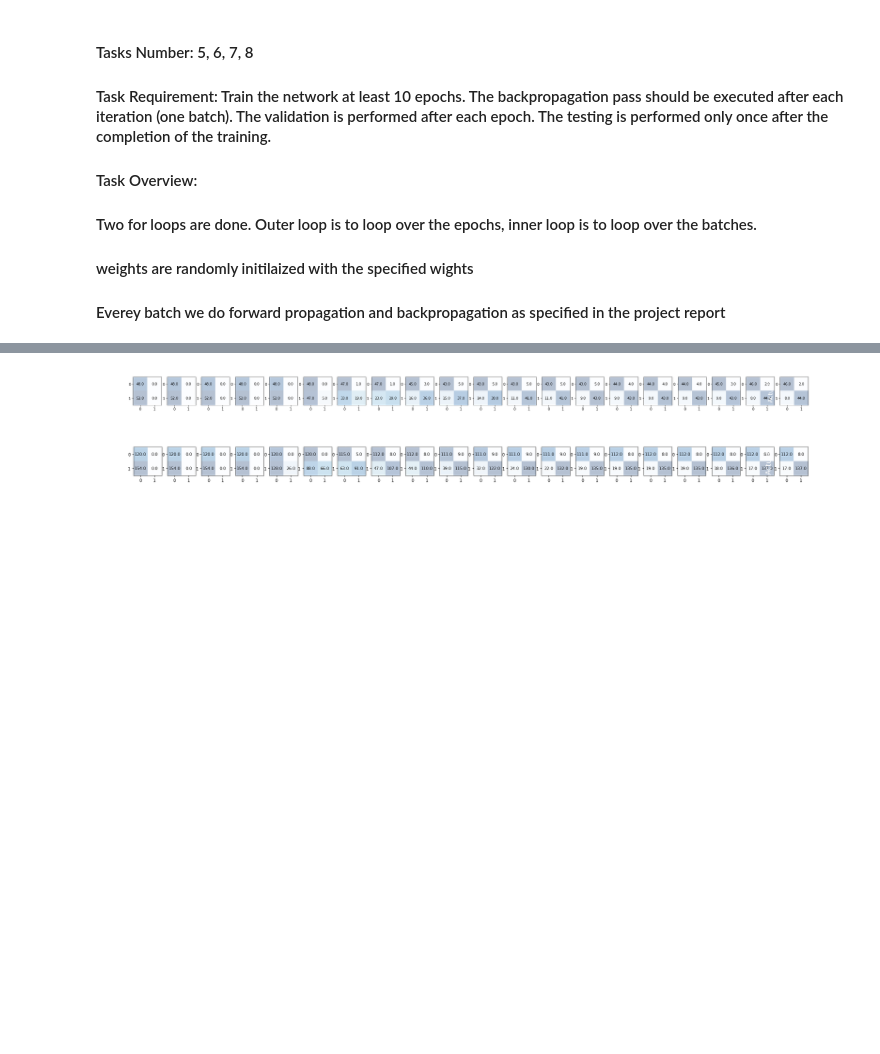
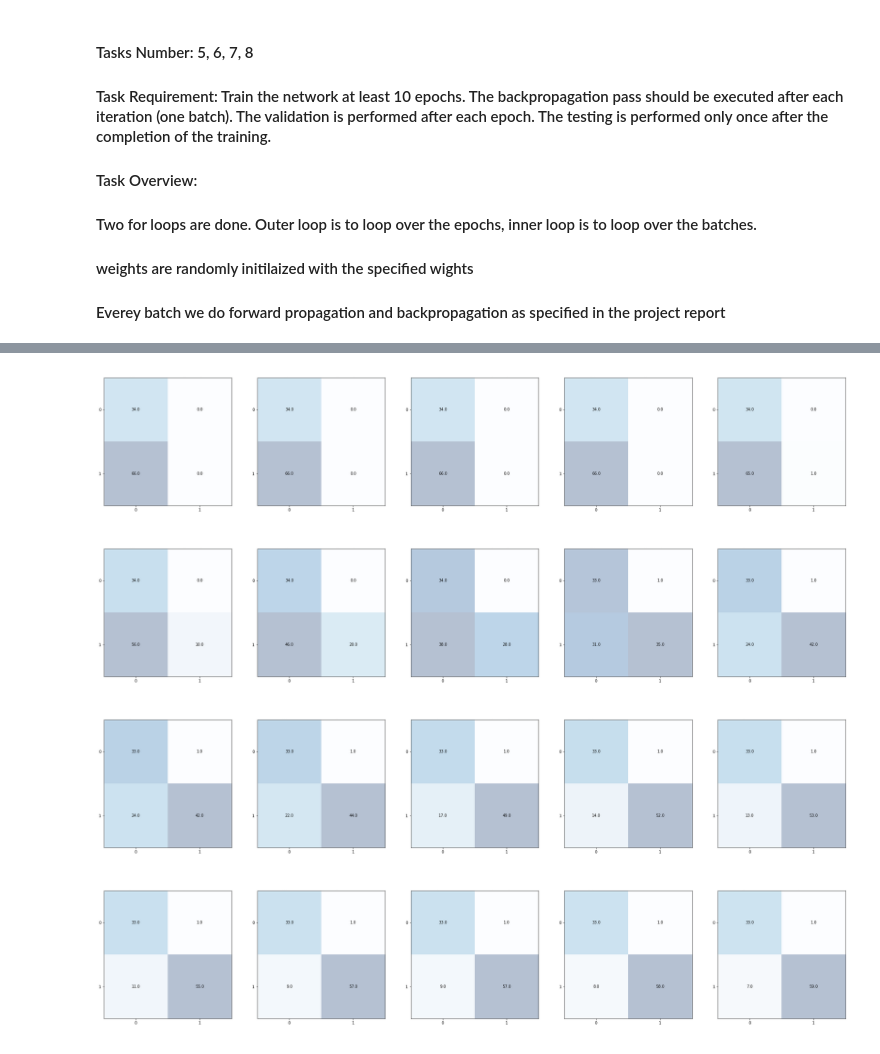
Before and after one commit to AhmedSobeih/Neural_Network_Implementation, a Jupyter notebook: NN Project.ipynb, the cells around one changed output, grey strips where cells are left out. Drawn from its saved outputs; the diff is of its cells as text; code cells hidden in the pictures; blank space fills up the shorter version.

```diff
--- a/NN Project.ipynb
+++ b/NN Project.ipynb
@@ -300,43 +346,46 @@ plt.show()
 # %%
-#plot training confusion matrices
-fig, axs = plt.subplots(1, len(training_confusion_matrices), figsize=(35, 35))
+def plot_training_confusion_matrices(confusion_martix, itr):
+    #plot training confusion matrices
+    fig, axs = plt.subplots(1, len(confusion_martix), figsize=(35, 35))
 
-# Plot each matrix in a separate subplot
-for i, ax in enumerate(axs):
-    im = ax.imshow(training_confusion_matrices[i], cmap=plt.cm.Blues, alpha=0.3)
-    ax.set_title(f'Training confusion Matrix on epoch {50*i + 50}, batch 0',  color="w")
-    plt.xlabel('Predictions', fontsize=18, color = "w")
-    plt.ylabel('Actuals', fontsize=18, color = "w")
-    ax.set_xticks(np.arange(training_confusion_matrices[i].shape[1]))
-    ax.set_yticks(np.arange(training_confusion_matrices[i].shape[0]))
-    for j in range(training_confusion_matrices[i].shape[0]):
-        for k in range(training_confusion_matrices[i].shape[1]):
-            text = ax.text(k, j, training_confusion_matrices[i][j, k], ha="center", va="center", color="black")
+    # Plot each matrix in a separate subplot
+    for i, ax in enumerate(axs):
+        im = ax.imshow(confusion_martix[i], cmap=plt.cm.Blues, alpha=0.3)
+        ax.set_title(f'Training confusion Matrix on epoch {i+itr}, batch 0',  color="w")
+        plt.xlabel('Predictions', fontsize=18, color = "w")
+        plt.ylabel('Actuals', fontsize=18, color = "w")
+        ax.set_xticks(np.arange(confusion_martix[i].shape[1]))
+        ax.set_yticks(np.arange(confusion_martix[i].shape[0]))
+        for j in range(confusion_martix[i].shape[0]):
+            for k in range(confusion_martix[i].shape[1]):
+                text = ax.text(k, j, confusion_martix[i][j, k], ha="center", va="center", color="black")
 
-# Show the figure
-plt.show()
+    # Show the figure
+    plt.show()
-# %% [output]
-[figure, removed]
+# %%
+for i in range(4):
+    confusion_matrix = training_confusion_matrices[i*5:i*5+5]
+    plot_training_confusion_matrices(confusion_matrix, (i*5+1))
+# %% [output]
+[figure, added]
+[figure, added]
+[figure, added]
+[figure, added]
 # %%
-#plot validation confusion matrices
-fig, axs = plt.subplots(1, len(validation_confusion_matrices), figsize=(30, 30))
+def plot_validation_confusion_matrices(confusion_matrix, itr):
+    #plot validation confusion matrices
+    fig, axs = plt.subplots(1, len(confusion_matrix), figsize=(30, 30))
+    # Plot each matrix in a separate subplot
+    for i, ax in enumerate(axs):
+        im = ax.imshow(confusion_matrix[i], cmap=plt.cm.Blues, alpha=0.3)
+        ax.set_title(f'Validation confusion Matrix on epoch {i+itr}',  color="w")
+        plt.xlabel('Predictions', fontsize=18, color = "w")
+        plt.ylabel('Actuals', fontsize=18, color = "w")
+        ax.set_xticks(np.arange(confusion_matrix[i].shape[1]))
+        ax.set_yticks(np.arange(confusion_matrix[i].shape[0]))
+        for j in range(confusion_matrix[i].shape[0]):
+            for k in range(confusion_matrix[i].shape[1]):
+                text = ax.text(k, j, confusion_matrix[i][j, k], ha="center", va="center", color="black")
 
-# Plot each matrix in a separate subplot
-for i, ax in enumerate(axs):
-    im = ax.imshow(validation_confusion_matrices[i], cmap=plt.cm.Blues, alpha=0.3)
-    ax.set_title(f'Validation confusion Matrix on epoch {50*i + 50}',  color="w")
-    plt.xlabel('Predictions', fontsize=18, color = "w")
-    plt.ylabel('Actuals', fontsize=18, color = "w")
-    ax.set_xticks(np.arange(validation_confusion_matrices[i].shape[1]))
-    ax.set_yticks(np.arange(validation_confusion_matrices[i].shape[0]))
-    for j in range(validation_confusion_matrices[i].shape[0]):
-        for k in range(validation_confusion_matrices[i].shape[1]):
-            text = ax.text(k, j, validation_confusion_matrices[i][j, k], ha="center", va="center", color="black")
-
-
-
-
-# Show the figure
-plt.show()
+    # Show the figure
+    plt.show()
-# %% [output]
-[figure, removed]
```
Also changed, not shown: parts of 11 cells of this notebook.
